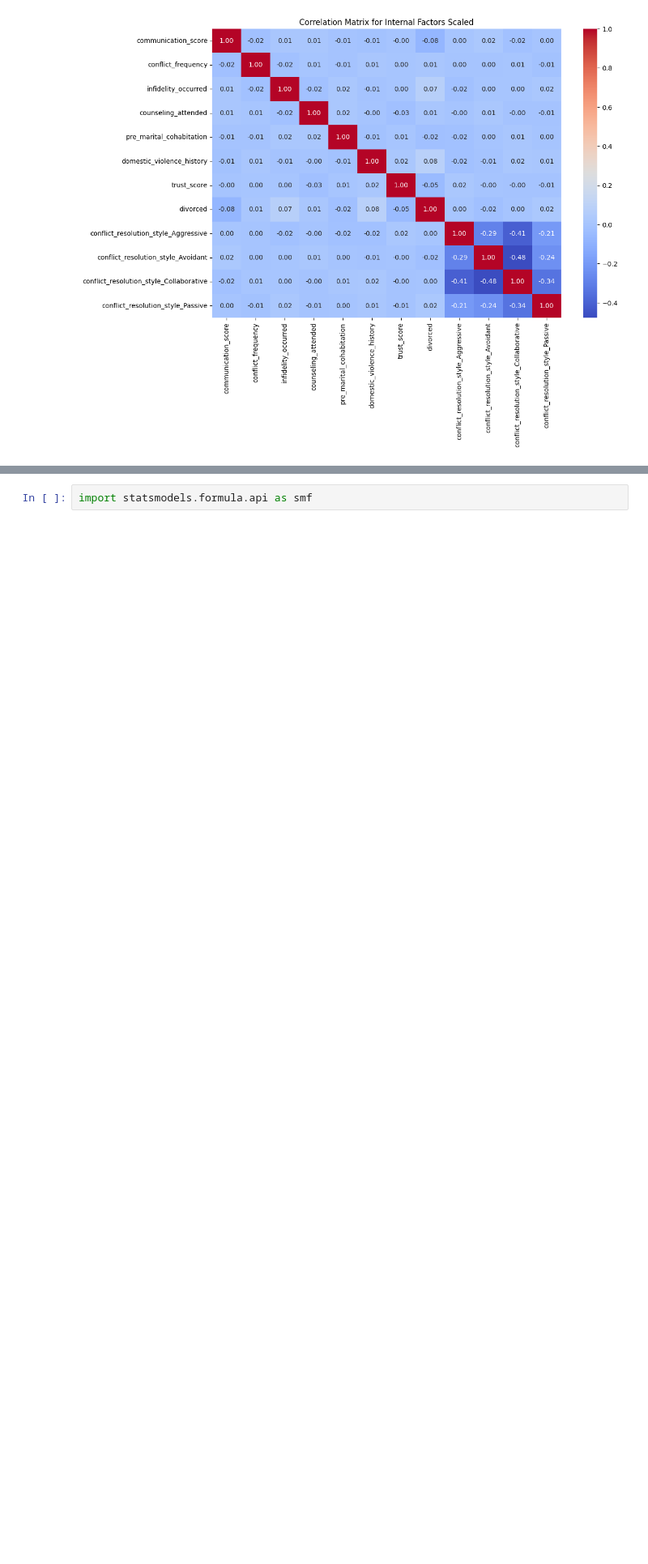
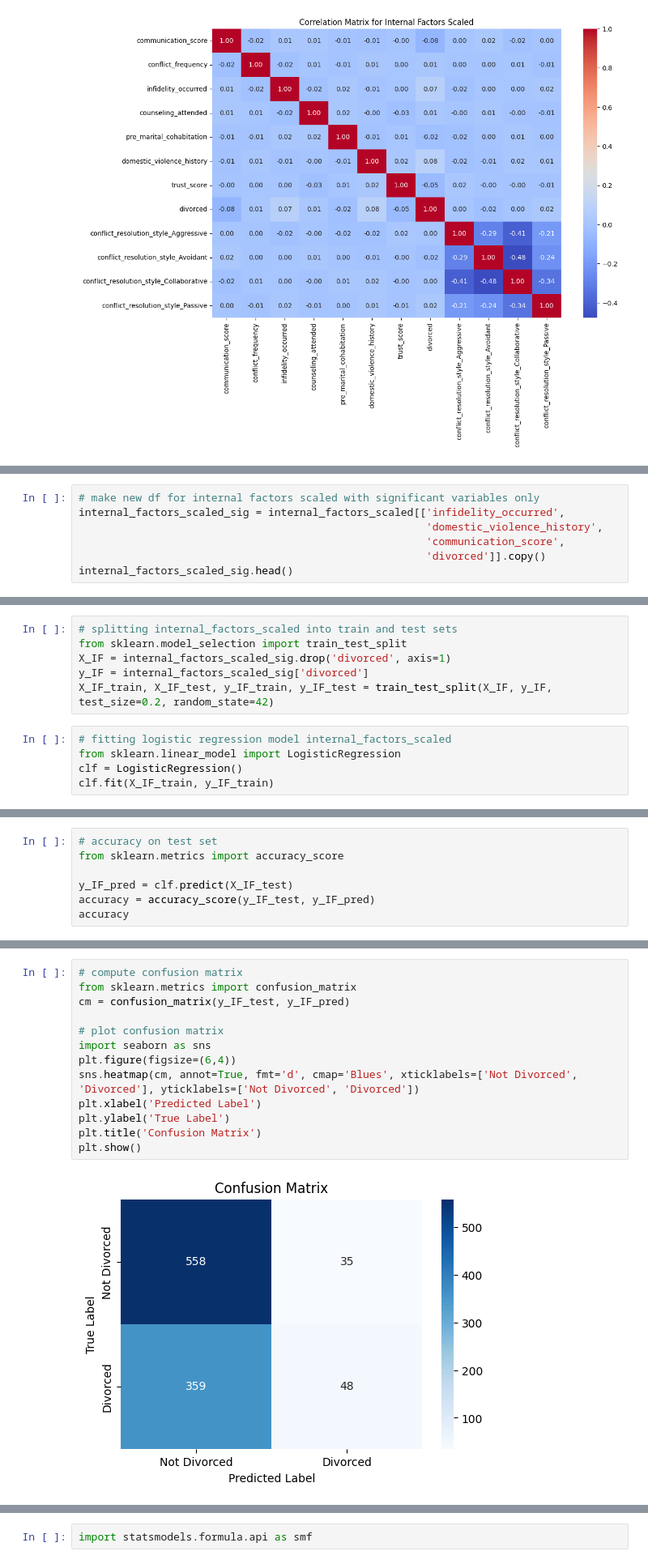
Before and after one commit to rowandama/Divorce-Summative, a Jupyter notebook: evie_test.ipynb, the cells around one changed output, grey strips where cells are left out. Shown at 81% size. Drawn from its saved outputs; the diff is of its cells as text; blank space fills up the shorter version.

```diff
--- a/evie_test.ipynb
+++ b/evie_test.ipynb
@@ -176,0 +261,7 @@ plt.show()
+# %%
+# make new df for internal factors scaled with significant variables only
+internal_factors_scaled_sig = internal_factors_scaled[['infidelity_occurred',
+                                                       'domestic_violence_history',
+                                                       'communication_score',
+                                                       'divorced']].copy()
+internal_factors_scaled_sig.head()
@@ -176,0 +275,11 @@ plt.show()
+# %%
+# splitting internal_factors_scaled into train and test sets
+from sklearn.model_selection import train_test_split
+X_IF = internal_factors_scaled_sig.drop('divorced', axis=1)
+y_IF = internal_factors_scaled_sig['divorced']
+X_IF_train, X_IF_test, y_IF_train, y_IF_test = train_test_split(X_IF, y_IF, test_size=0.2, random_state=42)
+# %%
+# fitting logistic regression model internal_factors_scaled
+from sklearn.linear_model import LogisticRegression
+clf = LogisticRegression()
+clf.fit(X_IF_train, y_IF_train)
@@ -176,0 +300,7 @@ plt.show()
+# %%
+# accuracy on test set
+from sklearn.metrics import accuracy_score
+
+y_IF_pred = clf.predict(X_IF_test)
+accuracy = accuracy_score(y_IF_test, y_IF_pred)
+accuracy
@@ -176,0 +309,15 @@ plt.show()
+# %%
+# compute confusion matrix
+from sklearn.metrics import confusion_matrix
+cm = confusion_matrix(y_IF_test, y_IF_pred)
+
+# plot confusion matrix
+import seaborn as sns
+plt.figure(figsize=(6,4))
+sns.heatmap(cm, annot=True, fmt='d', cmap='Blues', xticklabels=['Not Divorced', 'Divorced'], yticklabels=['Not Divorced', 'Divorced'])
+plt.xlabel('Predicted Label')
+plt.ylabel('True Label')
+plt.title('Confusion Matrix')
+plt.show()
+# %% [output]
+[figure, added]
```
Also changed, not shown: parts of 34 cells of this notebook.
